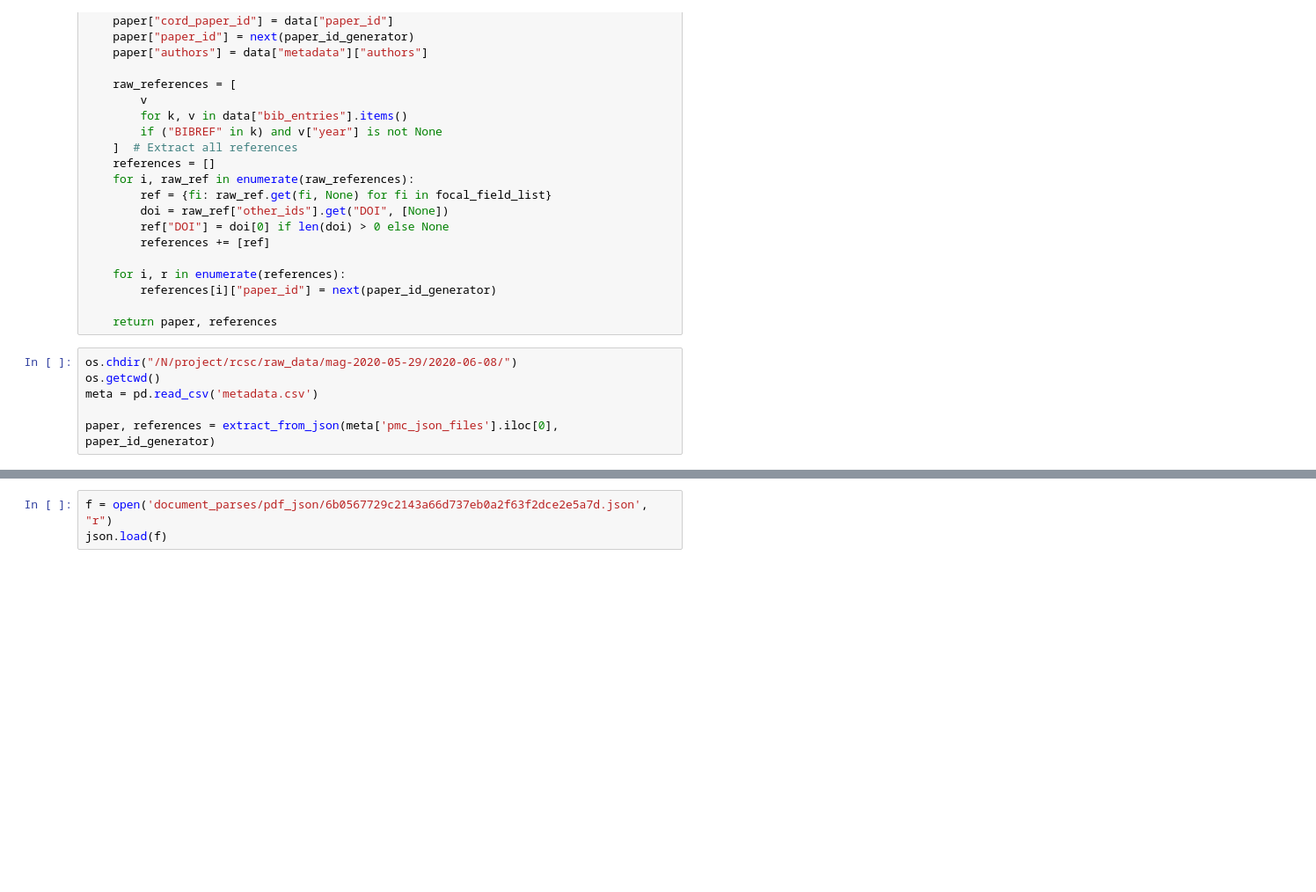
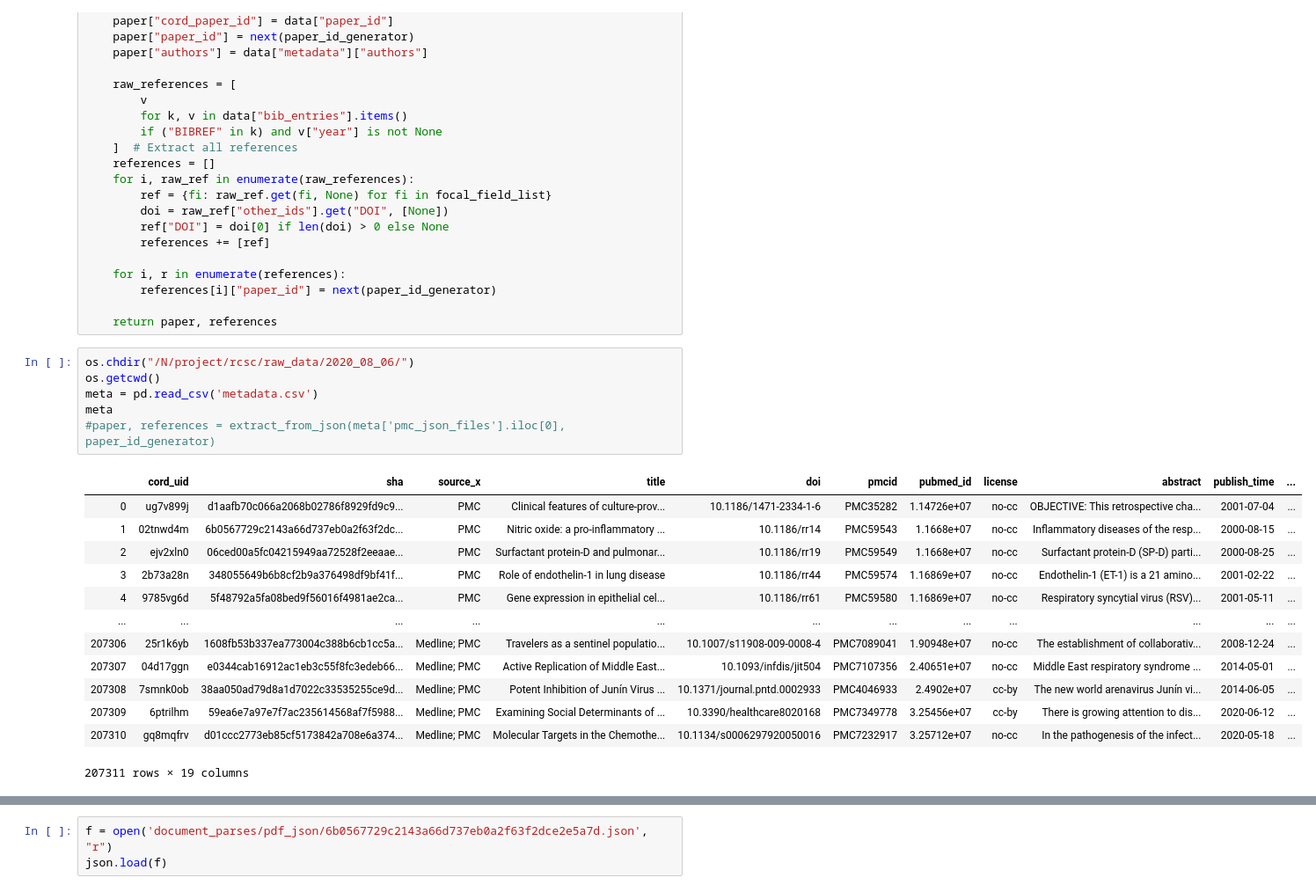
Before and after one commit to iuni-cadre/RCSCdata, a Jupyter notebook: ExtractTextInfo.ipynb, the cells around one changed output, grey strips where cells are left out. Shown at 88% size. Cells and saved outputs as stored; diff of their text form; blank space fills up the shorter version.

```diff
--- a/ExtractTextInfo.ipynb
+++ b/ExtractTextInfo.ipynb
@@ -54,8 +293,22 @@ def extract_from_json(
 
     return paper, references
 # %%
-os.chdir("/N/project/rcsc/raw_data/mag-2020-05-29/2020-06-08/")
+os.chdir("/N/project/rcsc/raw_data/2020_08_06/")
 os.getcwd()
 meta = pd.read_csv('metadata.csv')
-
-paper, references = extract_from_json(meta['pmc_json_files'].iloc[0], paper_id_generator)
+meta
+#paper, references = extract_from_json(meta['pmc_json_files'].iloc[0], paper_id_generator)
+# %% [output]
+|  | cord_uid | sha | source_x | title | doi | pmcid | pubmed_id | license | abstract | publish_time | ... |
+| 0 | ug7v899j | d1aafb70c066a2068b02786f8929fd9c9... | PMC | Clinical features of culture-prov... | 10.1186/1471-2334-1-6 | PMC35282 | 1.14726e+07 | no-cc | OBJECTIVE: This retrospective cha... | 2001-07-04 | ... |
+| 1 | 02tnwd4m | 6b0567729c2143a66d737eb0a2f63f2dc... | PMC | Nitric oxide: a pro-inflammatory ... | 10.1186/rr14 | PMC59543 | 1.1668e+07 | no-cc | Inflammatory diseases of the resp... | 2000-08-15 | ... |
+| 2 | ejv2xln0 | 06ced00a5fc04215949aa72528f2eeaae... | PMC | Surfactant protein-D and pulmonar... | 10.1186/rr19 | PMC59549 | 1.1668e+07 | no-cc | Surfactant protein-D (SP-D) parti... | 2000-08-25 | ... |
+| 3 | 2b73a28n | 348055649b6b8cf2b9a376498df9bf41f... | PMC | Role of endothelin-1 in lung disease | 10.1186/rr44 | PMC59574 | 1.16869e+07 | no-cc | Endothelin-1 (ET-1) is a 21 amino... | 2001-02-22 | ... |
+| 4 | 9785vg6d | 5f48792a5fa08bed9f56016f4981ae2ca... | PMC | Gene expression in epithelial cel... | 10.1186/rr61 | PMC59580 | 1.16869e+07 | no-cc | Respiratory syncytial virus (RSV)... | 2001-05-11 | ... |
+| ... | ... | ... | ... | ... | ... | ... | ... | ... | ... | ... | ... |
+| 207306 | 25r1k6yb | 1608fb53b337ea773004c388b6cb1cc5a... | Medline; PMC | Travelers as a sentinel populatio... | 10.1007/s11908-009-0008-4 | PMC7089041 | 1.90948e+07 | no-cc | The establishment of collaborativ... | 2008-12-24 | ... |
+| 207307 | 04d17ggn | e0344cab16912ac1eb3c55f8fc3edeb66... | Medline; PMC | Active Replication of Middle East... | 10.1093/infdis/jit504 | PMC7107356 | 2.40651e+07 | no-cc | Middle East respiratory syndrome ... | 2014-05-01 | ... |
+| 207308 | 7smnk0ob | 38aa050ad79d8a1d7022c33535255ce9d... | Medline; PMC | Potent Inhibition of Junín Virus ... | 10.1371/journal.pntd.0002933 | PMC4046933 | 2.4902e+07 | cc-by | The new world arenavirus Junín vi... | 2014-06-05 | ... |
+| 207309 | 6ptrilhm | 59ea6e7a97e7f7ac235614568af7f5988... | Medline; PMC | Examining Social Determinants of ... | 10.3390/healthcare8020168 | PMC7349778 | 3.25456e+07 | cc-by | There is growing attention to dis... | 2020-06-12 | ... |
+| 207310 | gq8mqfrv | d01ccc2773eb85cf5173842a708e6a374... | Medline; PMC | Molecular Targets in the Chemothe... | 10.1134/s0006297920050016 | PMC7232917 | 3.25712e+07 | no-cc | In the pathogenesis of the infect... | 2020-05-18 | ... |
+207311 rows × 19 columns
```
Also changed, not shown: parts of 24 cells of this notebook, 1 other file.
